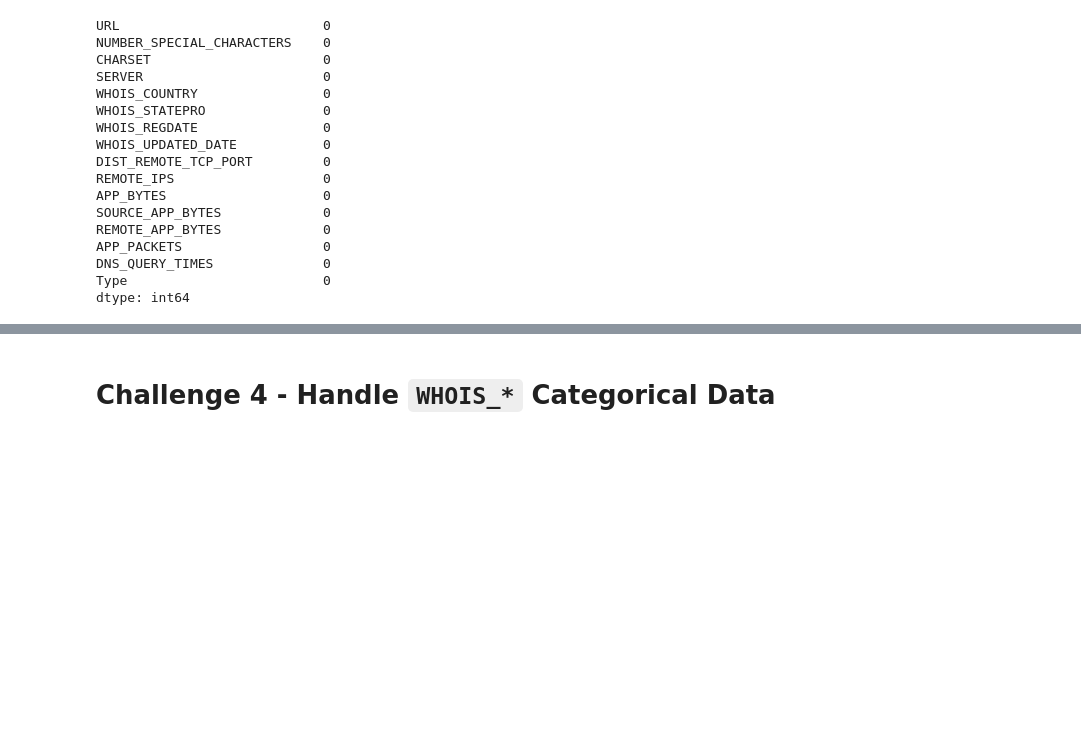
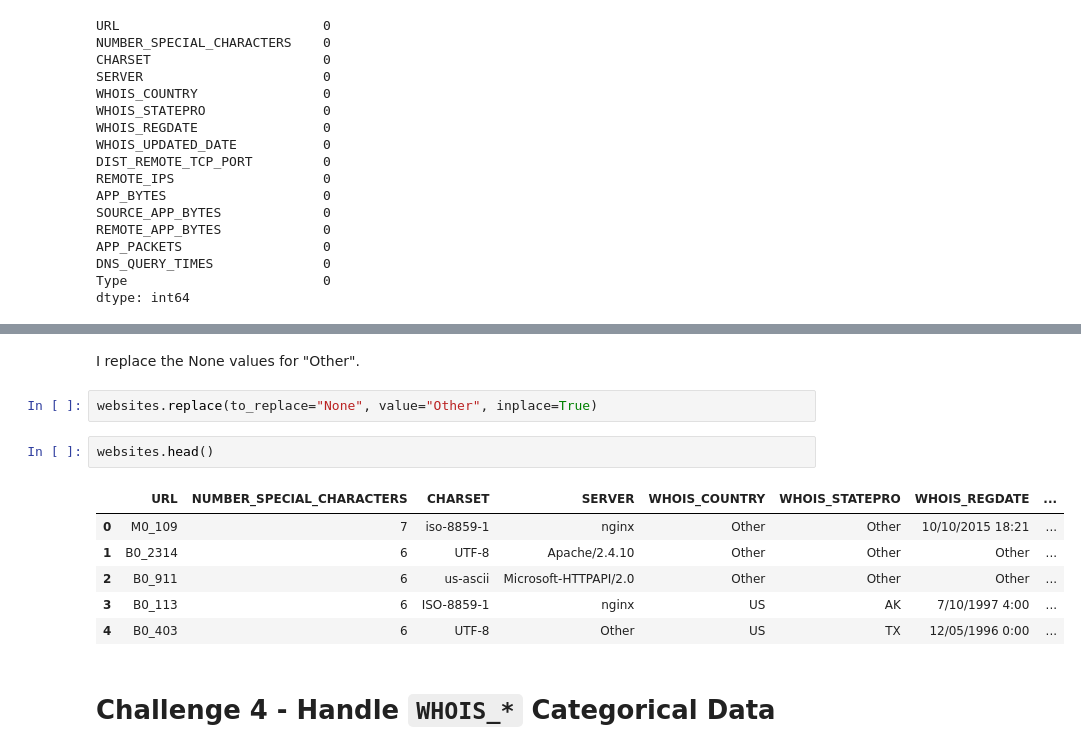
Before and after one commit to Ironhack-Data-Madrid-Enero-2021/lab-supervised-learning, a Jupyter notebook: your-code/main.ipynb, the cells around one changed output, grey strips where cells are left out. Drawn from its saved outputs; the diff is of its cells as text; blank space fills up the shorter version.

```diff
--- a/your-code/main.ipynb
+++ b/your-code/main.ipynb
@@ -224,3 +246,16 @@ dtype: int64
+# %% [markdown]
+I replace the None values for "Other".
+# %%
+websites.replace(to_replace="None", value="Other", inplace=True)
+# %%
+websites.head()
+# %% [output]
+|  | URL | NUMBER_SPECIAL_CHARACTERS | CHARSET | SERVER | WHOIS_COUNTRY | WHOIS_STATEPRO | WHOIS_REGDATE | ... |
+| 0 | M0_109 | 7 | iso-8859-1 | nginx | Other | Other | 10/10/2015 18:21 | ... |
+| 1 | B0_2314 | 6 | UTF-8 | Apache/2.4.10 | Other | Other | Other | ... |
+| 2 | B0_911 | 6 | us-ascii | Microsoft-HTTPAPI/2.0 | Other | Other | Other | ... |
+| 3 | B0_113 | 6 | ISO-8859-1 | nginx | US | AK | 7/10/1997 4:00 | ... |
+| 4 | B0_403 | 6 | UTF-8 | Other | US | TX | 12/05/1996 0:00 | ... |
 # %% [markdown]
 # Challenge 4 - Handle `WHOIS_*` Categorical Data
 # %% [markdown]
```
Also changed, not shown: parts of 37 cells of this notebook.
